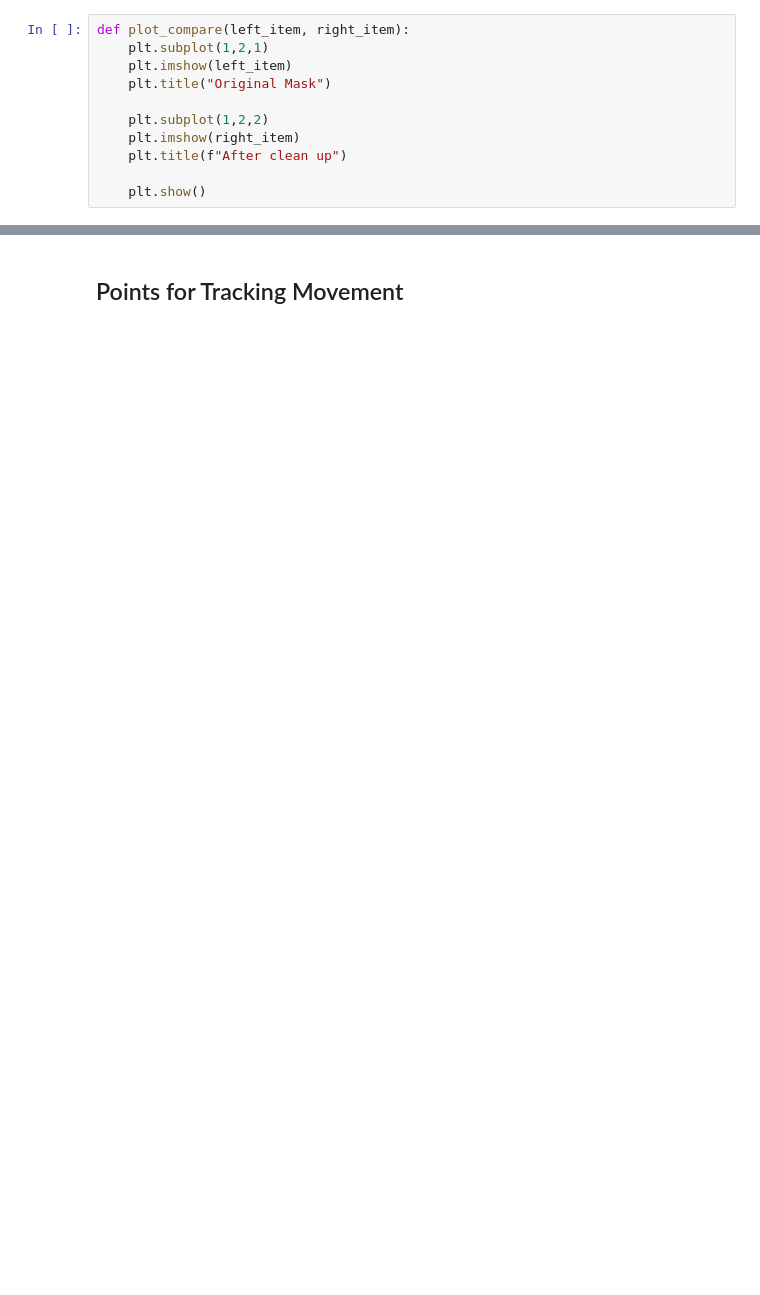
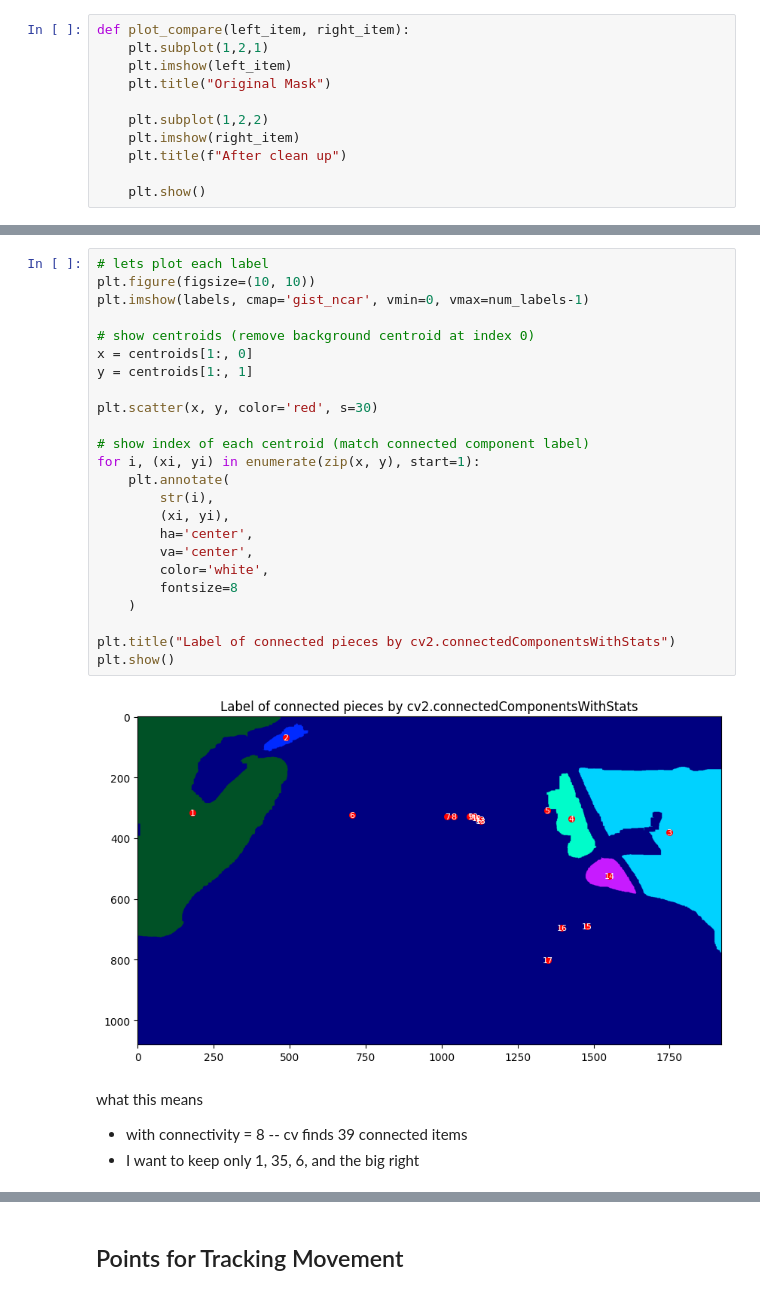
Before and after one commit to Napwillcode8848/OpenSutureNet, a Jupyter notebook: notebooks/segment_glove.ipynb, the cells around one changed output, grey strips where cells are left out. Drawn from its saved outputs; the diff is of its cells as text; blank space fills up the shorter version.

```diff
--- a/notebooks/segment_glove.ipynb
+++ b/notebooks/segment_glove.ipynb
@@ -334,0 +355,30 @@ plot_compare(filled_mask, clean_mask)
+# %%
+# lets plot each label
+plt.figure(figsize=(10, 10))
+plt.imshow(labels, cmap='gist_ncar', vmin=0, vmax=num_labels-1)
+
+# show centroids (remove background centroid at index 0)
+x = centroids[1:, 0]
+y = centroids[1:, 1]
+
+plt.scatter(x, y, color='red', s=30)
+
+# show index of each centroid (match connected component label)
+for i, (xi, yi) in enumerate(zip(x, y), start=1):
+    plt.annotate(
+        str(i),
+        (xi, yi),
+        ha='center',
+        va='center',
+        color='white',
+        fontsize=8
+    )
+
+plt.title("Label of connected pieces by cv2.connectedComponentsWithStats")
+plt.show()
+# %% [output]
+[figure, added]
+# %% [markdown]
+what this means
+- with connectivity = 8 -- cv finds 39 connected items
+- I want to keep only 1, 35, 6, and the big right
```
Also changed, not shown: parts of 25 cells of this notebook, 1 other file.
